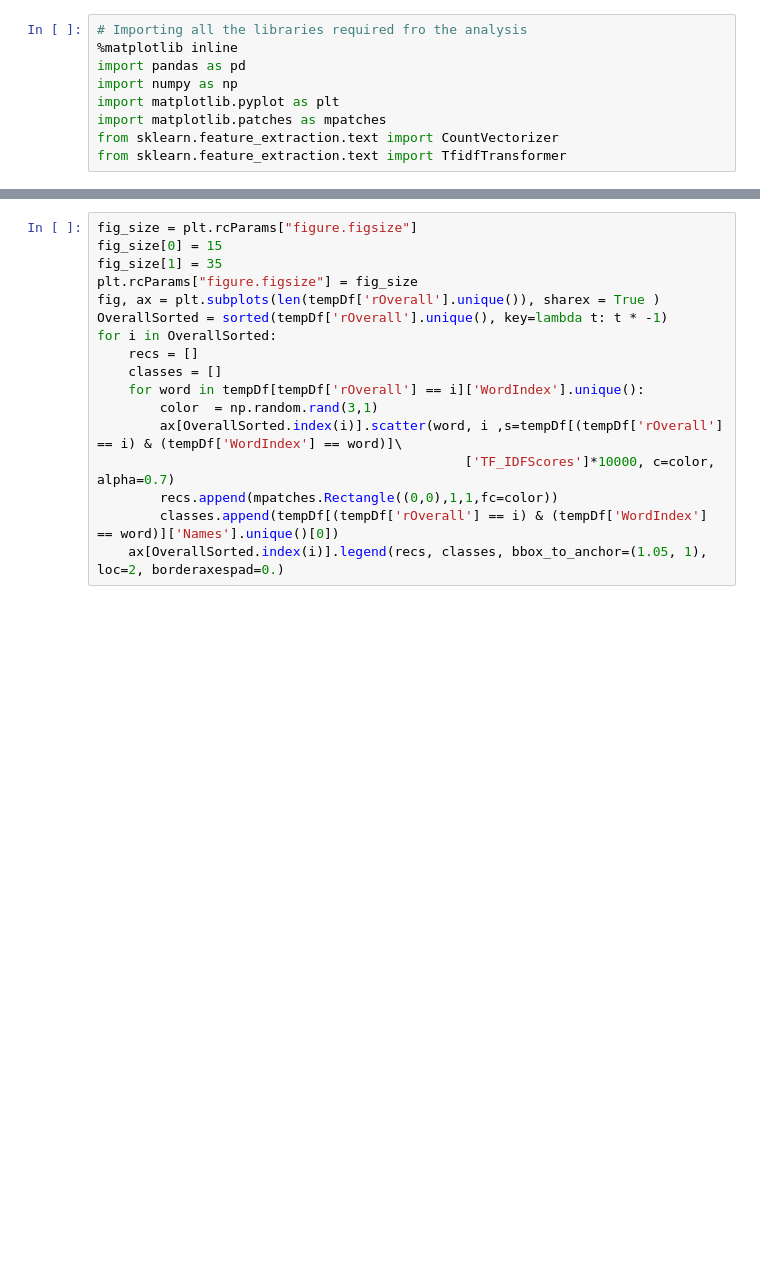
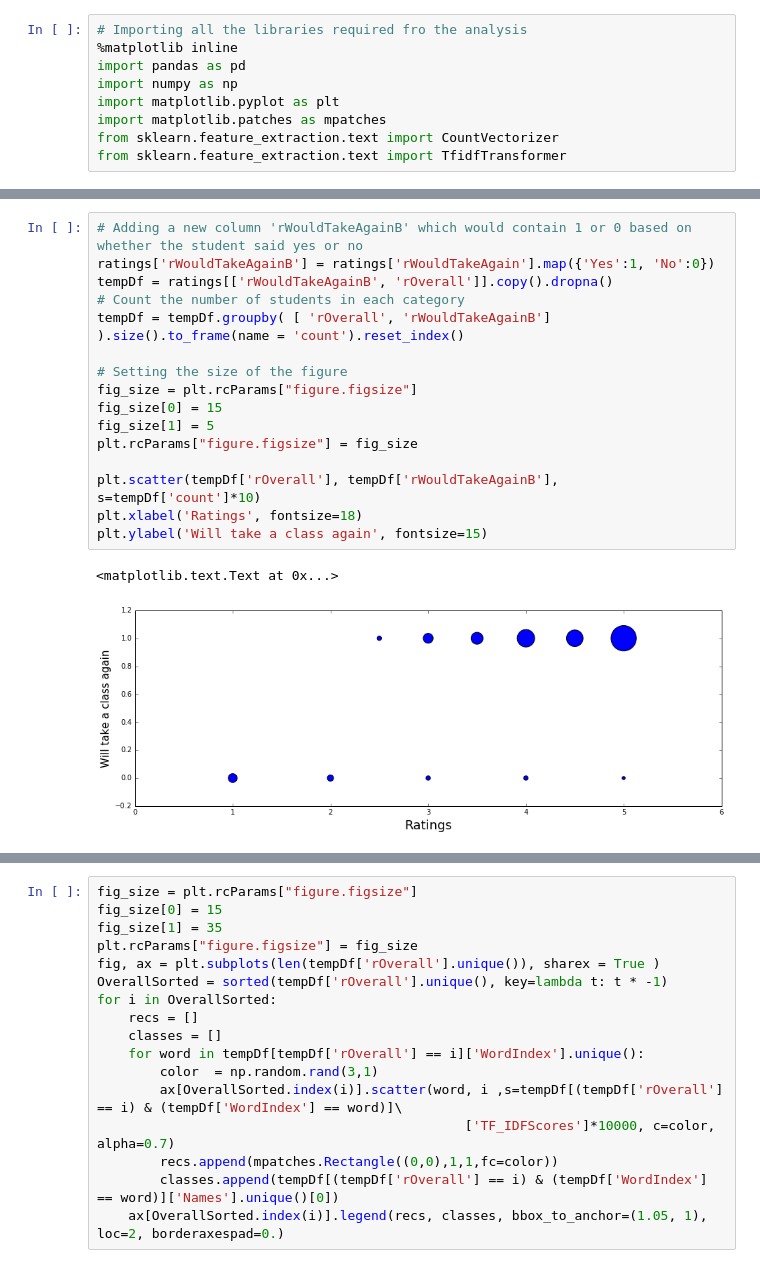
Before and after one commit to monkeydunkey/Scrape_Rate_My_professor, a Jupyter notebook: Ratings Analysis .ipynb, the cells around one changed output, grey strips where cells are left out. Cells and saved outputs as stored; diff of their text form; blank space fills up the shorter version.

```diff
--- a/Ratings Analysis .ipynb
+++ b/Ratings Analysis .ipynb
@@ -39,0 +56,19 @@ ratings.head()
+# %%
+# Adding a new column 'rWouldTakeAgainB' which would contain 1 or 0 based on whether the student said yes or no
+ratings['rWouldTakeAgainB'] = ratings['rWouldTakeAgain'].map({'Yes':1, 'No':0})
+tempDf = ratings[['rWouldTakeAgainB', 'rOverall']].copy().dropna()
+# Count the number of students in each category
+tempDf = tempDf.groupby( [ 'rOverall', 'rWouldTakeAgainB'] ).size().to_frame(name = 'count').reset_index()
+
+# Setting the size of the figure
+fig_size = plt.rcParams["figure.figsize"]
+fig_size[0] = 15
+fig_size[1] = 5
+plt.rcParams["figure.figsize"] = fig_size
+
+plt.scatter(tempDf['rOverall'], tempDf['rWouldTakeAgainB'], s=tempDf['count']*10)
+plt.xlabel('Ratings', fontsize=18)
+plt.ylabel('Will take a class again', fontsize=15)
+# %% [output]
+<matplotlib.text.Text at 0x...>
+[figure, added]
```
Also changed, not shown: parts of 27 cells of this notebook.
